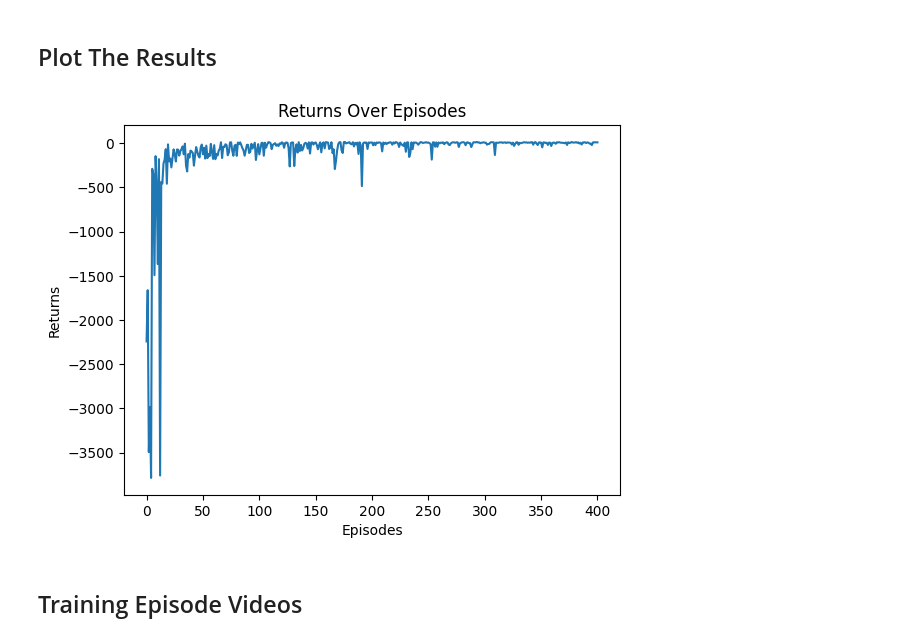
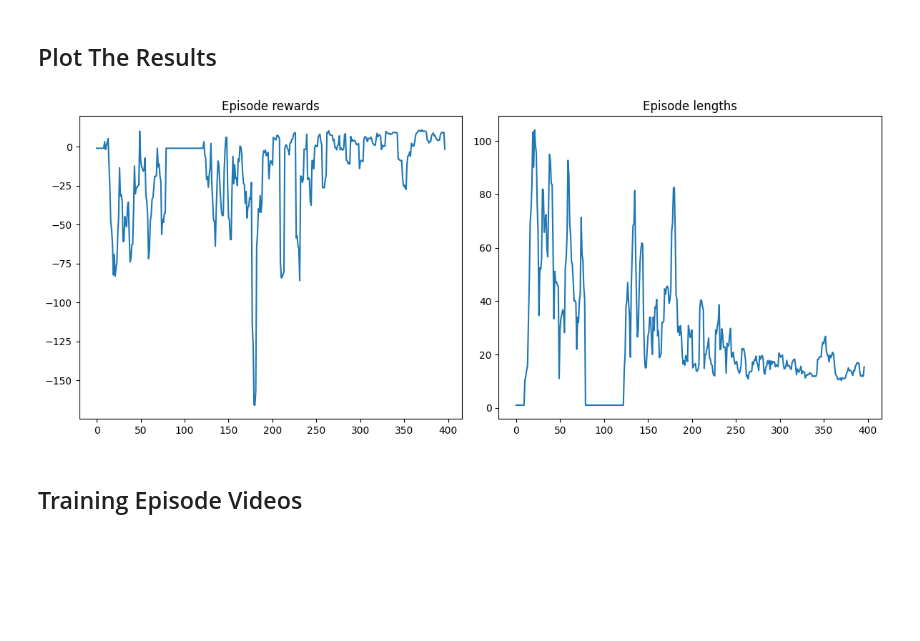
Before and after one commit to ChristianOrr/reinforcement-learning-algorithms, a Jupyter notebook: sarsa.ipynb, the cells around one changed output. Cells and saved outputs as stored; diff of their text form; code cells hidden in the pictures; blank space fills up the shorter version.

```diff
--- a/sarsa.ipynb
+++ b/sarsa.ipynb
@@ -154,15 +112,28 @@ Moviepy - video ready /home/ubuntu20/code/rl-tabular-algorithms/videos/sarsa/Tax
 # %% [markdown]
 ## Plot The Results
-# %%
-import matplotlib.pyplot as plt
-
-plt.plot(np.arange(episodes), returns)
-plt.title("Returns Over Episodes")
-plt.xlabel("Episodes")
-plt.ylabel("Returns")
-plt.show()
-# %% [output]
-[figure, removed]
+# %%
+# Code used from: https://gymnasium.farama.org/tutorials/blackjack_tutorial/#visualizing-the-training
+fig, axs = plt.subplots(ncols=2, figsize=(12, 5))
+axs[0].set_title("Episode rewards")
+reward_moving_average = (
+    np.convolve(
+        np.array(env.return_queue).flatten(), np.ones(episode_window), mode="valid"
+    )
+    / episode_window
+)
+axs[0].plot(range(len(reward_moving_average)), reward_moving_average)
+axs[1].set_title("Episode lengths")
+length_moving_average = (
+    np.convolve(
+        np.array(env.length_queue).flatten(), np.ones(episode_window), mode="valid"
+    )
+    / episode_window
+)
+axs[1].plot(range(len(length_moving_average)), length_moving_average)
+plt.tight_layout()
+plt.show()
+# %% [output]
+[figure, added]
 # %% [markdown]
 ## Training Episode Videos
 # %% [markdown]
```
Also changed, not shown: parts of 3 cells of this notebook, 6 other files.
